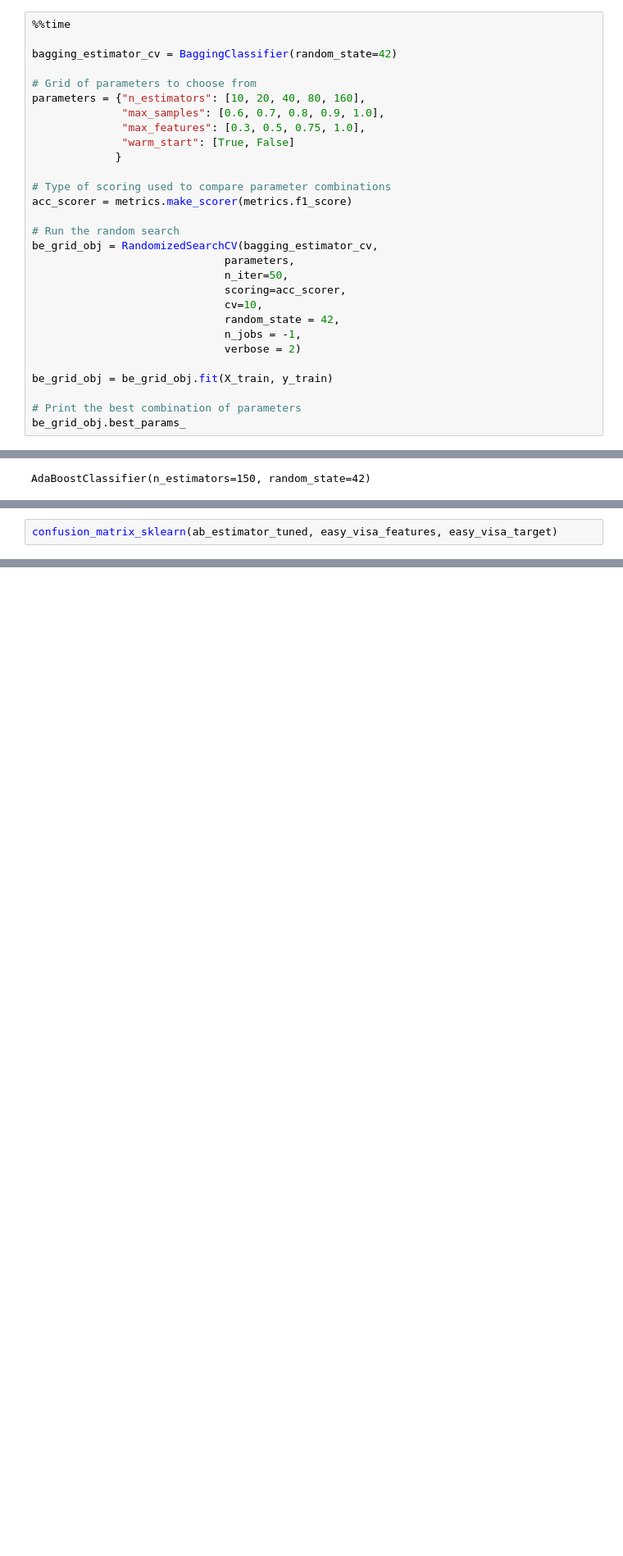
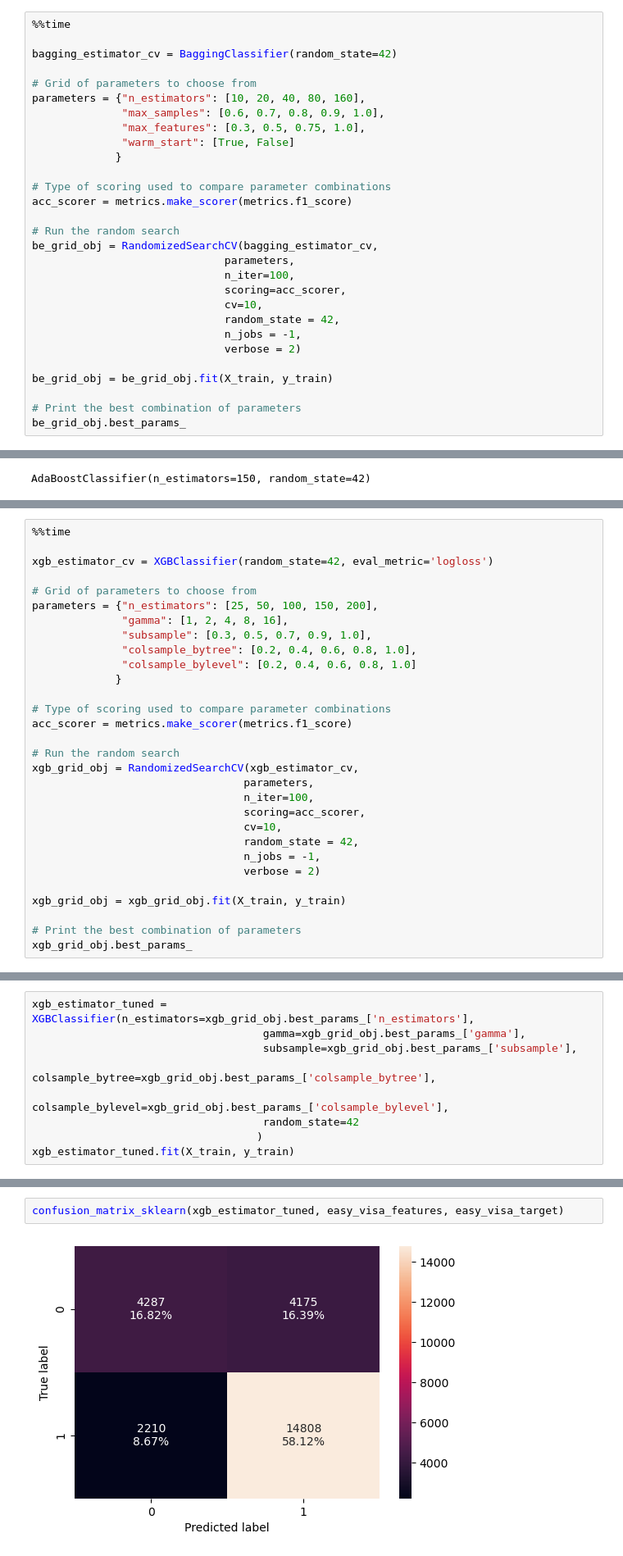
Before and after one commit to swamilikes2code/ds_practice, a Jupyter notebook: EasyVisa_Assignment_Raghuram_Thiagarajan_Full_Code.ipynb, the cells around one changed output, grey strips where cells are left out. Shown at 82% size. Drawn from its saved outputs; the diff is of its cells as text; blank space fills up the shorter version.

```diff
--- a/EasyVisa_Assignment_Raghuram_Thiagarajan_Full_Code.ipynb
+++ b/EasyVisa_Assignment_Raghuram_Thiagarajan_Full_Code.ipynb
@@ -1578,7 +1609,7 @@ acc_scorer = metrics.make_scorer(metrics.f1_score)
 # Run the random search
 be_grid_obj = RandomizedSearchCV(bagging_estimator_cv,
                               parameters,
-                              n_iter=50,
+                              n_iter=100,
                               scoring=acc_scorer,
                               cv=10,
                               random_state = 42,
@@ -1906,2 +1827,0 @@ Accuracy on test set
-# %%
-confusion_matrix_sklearn(ab_estimator_tuned, easy_visa_features, easy_visa_target)
@@ -2067,0 +2070,30 @@ confusion_matrix_sklearn(gbc_estimator_tuned, easy_visa_features, easy_visa_targ
+# %%
+%%time
+
+xgb_estimator_cv = XGBClassifier(random_state=42, eval_metric='logloss')
+
+# Grid of parameters to choose from
+parameters = {"n_estimators": [25, 50, 100, 150, 200],
+              "gamma": [1, 2, 4, 8, 16],
+              "subsample": [0.3, 0.5, 0.7, 0.9, 1.0],
+              "colsample_bytree": [0.2, 0.4, 0.6, 0.8, 1.0],
+              "colsample_bylevel": [0.2, 0.4, 0.6, 0.8, 1.0]
+             }
+
+# Type of scoring used to compare parameter combinations
+acc_scorer = metrics.make_scorer(metrics.f1_score)
+
+# Run the random search
+xgb_grid_obj = RandomizedSearchCV(xgb_estimator_cv,
+                                 parameters,
+                                 n_iter=100,
+                                 scoring=acc_scorer,
+                                 cv=10,
+                                 random_state = 42,
+                                 n_jobs = -1,
+                                 verbose = 2)
+
+xgb_grid_obj = xgb_grid_obj.fit(X_train, y_train)
+
+# Print the best combination of parameters
+xgb_grid_obj.best_params_
@@ -2067,0 +2113,9 @@ confusion_matrix_sklearn(gbc_estimator_tuned, easy_visa_features, easy_visa_targ
+# %%
+xgb_estimator_tuned = XGBClassifier(n_estimators=xgb_grid_obj.best_params_['n_estimators'],
+                                    gamma=xgb_grid_obj.best_params_['gamma'],
+                                    subsample=xgb_grid_obj.best_params_['subsample'],
+                                    colsample_bytree=xgb_grid_obj.best_params_['colsample_bytree'],
+                                    colsample_bylevel=xgb_grid_obj.best_params_['colsample_bylevel'],
+                                    random_state=42
+                                   )
+xgb_estimator_tuned.fit(X_train, y_train)
@@ -2067,0 +2199,4 @@ confusion_matrix_sklearn(gbc_estimator_tuned, easy_visa_features, easy_visa_targ
+# %%
+confusion_matrix_sklearn(xgb_estimator_tuned, easy_visa_features, easy_visa_target)
+# %% [output]
+[figure, added]
```
Also changed, not shown: parts of 80 cells of this notebook, 1 other file.
